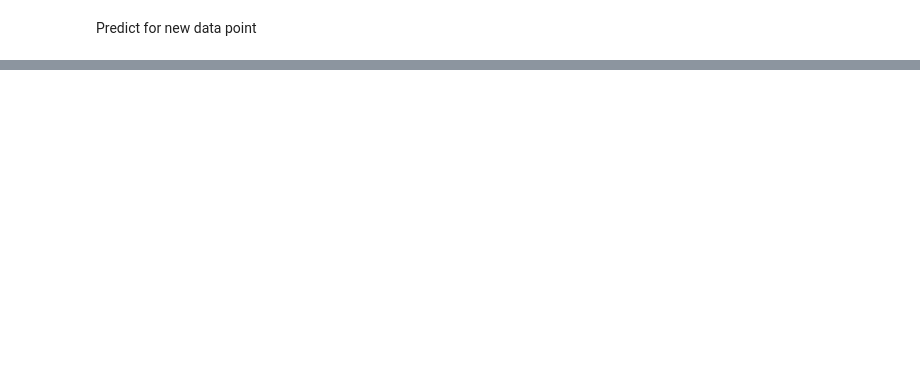
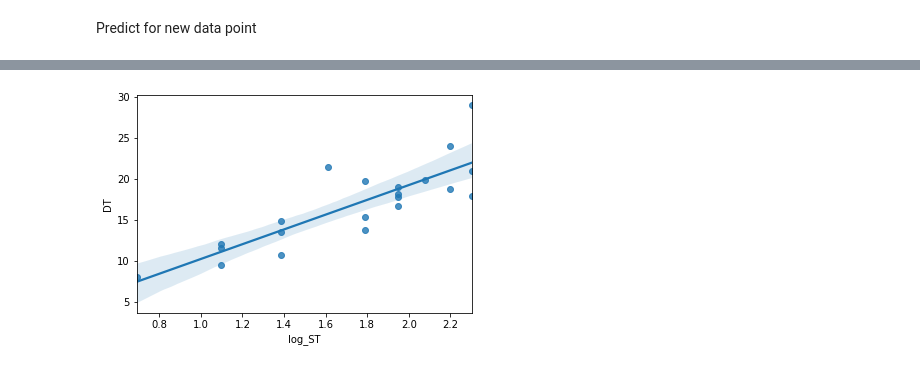
Before and after one commit to mvpkarthik1/Simple-Linear-Regression, a Jupyter notebook: Delivery_time.ipynb, the cells around one changed output, grey strips where cells are left out. Saved outputs shown, nothing was run; the diff lists cells and outputs as text; code cells hidden in the pictures; blank space fills up the shorter version.

```diff
--- a/Delivery_time.ipynb
+++ b/Delivery_time.ipynb
@@ -164,2 +167,8 @@ dtype: float64
 # %% [markdown]
 Predict for new data point
+# %%
+import numpy as np
+data["log_ST"]=np.log(data.ST)
+
+model_logST=smf.ols("DT~log_ST",data=data).fit()
+model_logST.summary()
@@ -165,0 +195,4 @@ Predict for new data point
+# %%
+sns.regplot(x="log_ST", y="DT",data=data);
+# %% [output]
+[figure, added]
```
Also changed, not shown: parts of 17 cells of this notebook, 1 other file.
